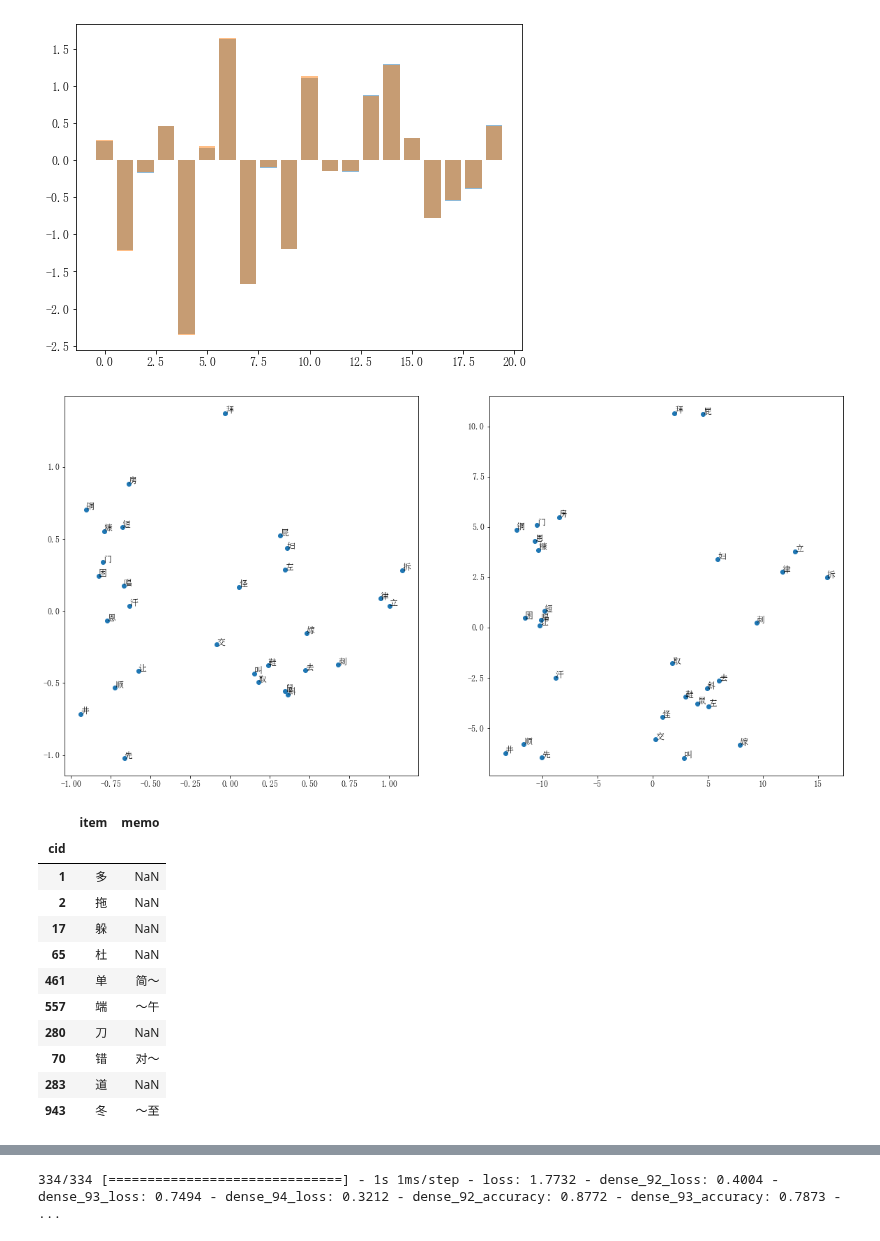
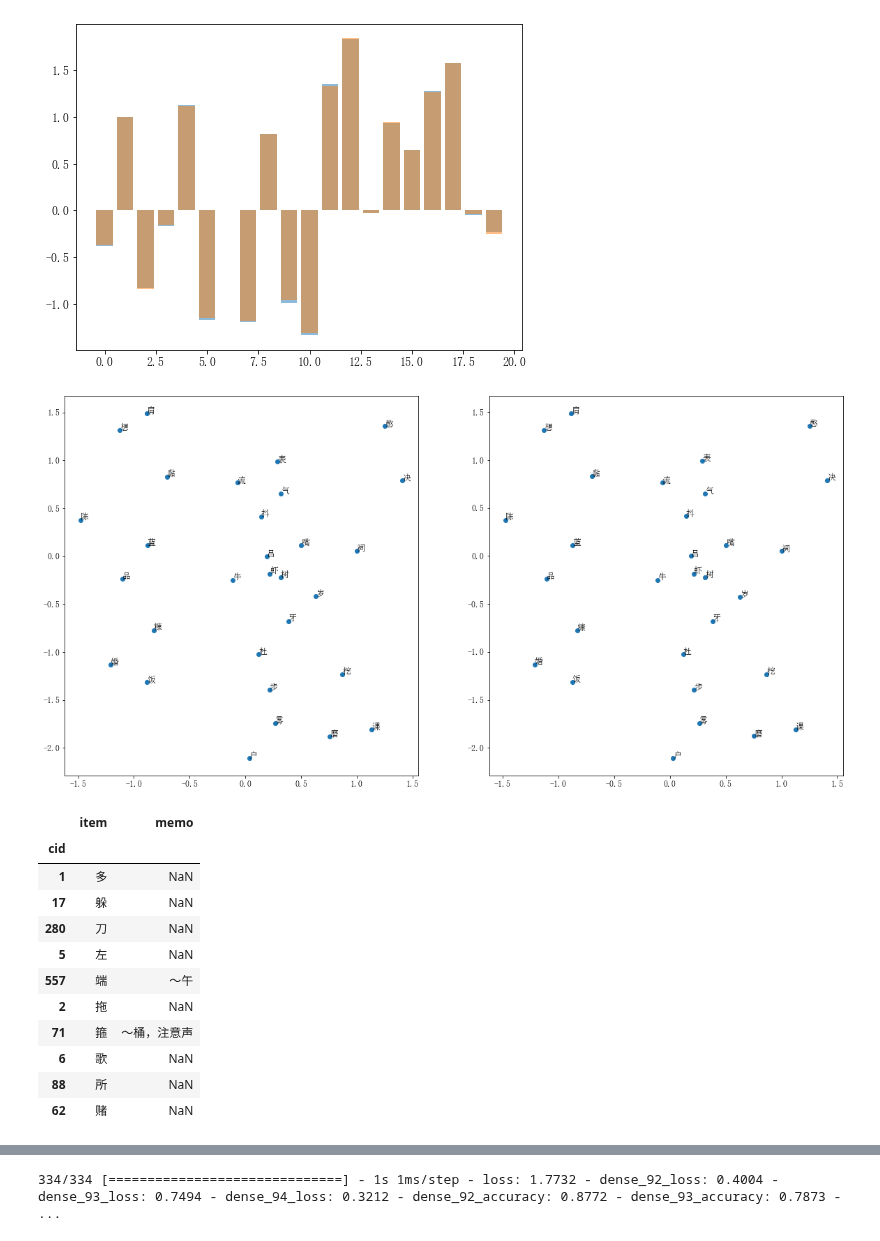
Before and after one commit to lernanto/sincomp, a Jupyter notebook: scripts/zhongguoyuyan/predictor.ipynb, the cells around one changed output, grey strips where cells are left out. Saved outputs shown, nothing was run; the diff lists cells and outputs as text; code cells hidden in the pictures.

```diff
--- a/scripts/zhongguoyuyan/predictor.ipynb
+++ b/scripts/zhongguoyuyan/predictor.ipynb
@@ -324,20 +56,14 @@ data.append(beijing2)
 
 data = pd.concat(data, ignore_index=True).fillna('')
 # %%
-dialect_num = oe.categories_[0].shape[0]
-char_num = oe.categories_[1].shape[0]
-initial_num = oe.categories_[2].shape[0]
-final_num = oe.categories_[3].shape[0]
-tone_num = oe.categories_[4].shape[0]
 emb_size = 20
-
-encoder = Encoder(
+dp = predictor.DialectPredictor(
     data['oid'].unique(),
     data['iid'].unique(),
     (data['initial'].unique(), data['finals'].unique(), data['tone'].unique()),
     emb_size=emb_size,
     hidden_layer=1,
-    hidden_size=100,
+    hidden_size=emb_size,
     activation=tf.nn.relu,
     output_emb_size=emb_size,
     output_bias=False,
@@ -350,7 +76,7 @@ test_dataset = dataset.take(10000)
 # %%
 output_prefix = os.path.join(
     'tensorboard',
-    'encoder',
+    'predictor',
     datetime.datetime.now().strftime('%Y%m%d%H%M')
 )
 
@@ -363,23 +89,23 @@ eval_loss = tf.keras.metrics.Mean('eval_loss', dtype=tf.float32)
 eval_acc = tf.keras.metrics.Accuracy('eval_acc', dtype=tf.float32)
 
 checkpoint = tf.train.Checkpoint(
-    dialect_emb=encoder.dialect_emb,
-    char_emb=encoder.char_emb,
-    optimizer=encoder.optimizer
+    dialect_emb=dp.dialect_emb,
+    char_emb=dp.char_emb,
+    optimizer=dp.optimizer
 )
 manager = tf.train.CheckpointManager(checkpoint, os.path.join(output_prefix, 'checkpoints'), max_to_keep=10)
 
-epochs = 100
+epochs = 20
 batch_size = 100
 
 for epoch in range(epochs):
     for inputs, targets in train_dataset.batch(batch_size):
-        l, target_ids, pred_ids = encoder.update(inputs, targets)
+        l, target_ids, pred_ids = dp.update(inputs, targets)
         loss.update_state(l)
         acc.update_state(target_ids, pred_ids)
 
     for inputs, targets in test_dataset.batch(batch_size):
-        l, target_ids, pred_ids = encoder.loss(inputs, targets)
+        l, target_ids, pred_ids = dp.loss(inputs, targets)
         eval_loss.update_state(l)
         eval_acc.update_state(target_ids, pred_ids)
 
@@ -406,16 +132,16 @@ plt.figure(figsize=(20, 20))
 plt.scatter(dialect_pc[:, 0], dialect_pc[:, 1])
 for i in range(dialect_pc.shape[0]):
     try:
-        id = encoder.dialects[i].numpy().decode()
+        id = dp.dialects[i].numpy().decode()
         plt.annotate(id + ' ' + location.loc[id, 'city'] + ',' + location.loc[id, 'country'], xy=(dialect_pc[i, 0], dialect_pc[i, 1]))
     except:
         pass
 
-i = encoder.dialect_to_id(tf.constant(['03E88']))
+i = dp.dialect_to_id(tf.constant(['03E88']))
 plt.scatter(dialect_pc[i, 0], dialect_pc[i, 1])
 plt.annotate('北京', xy=(dialect_pc[i[0], 0], dialect_pc[i[0], 1]))
 
-i = encoder.dialect_to_id(tf.constant(['03E88_2']))
+i = dp.dialect_to_id(tf.constant(['03E88_2']))
 plt.scatter(dialect_pc[i, 0], dialect_pc[i, 1])
 plt.annotate('北京2', xy=(dialect_pc[i[0], 0], dialect_pc[i[0], 1]))
 
@@ -441,6 +167,6 @@ display(location.loc[np.char.decode(encoder.id_to_dialect(idx[0]).numpy().astype
 10 rows × 30 columns
 # %%
-emb = encoder.get_dialect_emb(tf.convert_to_tensor(['03E88', '03E88_2']))
+emb = dp.get_dialect_emb(tf.convert_to_tensor(['03E88', '03E88_2']))
 beijing_emb = emb[0]
 beijing2_emb = emb[1]
 
@@ -449,49 +175,49 @@ plt.bar(np.arange(emb_size), beijing_emb, alpha=0.5)
 plt.bar(np.arange(emb_size), beijing2_emb, alpha=0.5)
 plt.show()
 # %% [output]
-[figure, old version]
+[figure, new version]
 # %%
-char_emb = encoder.char_emb.numpy()
-dest_emb = encoder.transform(tf.tile(encoder.get_dialect_emb(tf.convert_to_tensor(['03E88'])), [char_emb.shape[0], 1]), char_emb).numpy()
+char_emb = dp.char_emb.numpy()
+dest_emb = dp.transform(tf.tile(dp.get_dialect_emb(tf.convert_to_tensor(['03E88'])), [char_emb.shape[0], 1]), char_emb).numpy()
 char_pca = PCA(2).fit(char_emb)
 dest_pca = PCA(2).fit(dest_emb)
 
 idx = np.random.choice(char_emb.shape[0] - 1, 30, replace=False)
-char_ids = encoder.id_to_char(idx).numpy().astype(np.bytes_).astype(int)
+char_ids = dp.id_to_char(idx).numpy().astype(np.bytes_).astype(int)
 chars = char.loc[char_ids, 'item'].values
 char_pc = char_pca.transform(char_emb[idx])
 dest_pc = dest_pca.transform(dest_emb[idx])
 
 fig, (ax1, ax2) = plt.subplots(1, 2)
 fig.set_size_inches(20, 10)
 
 ax1.scatter(char_pc[:, 0], char_pc[:, 1])
 for i in range(char_pc.shape[0]):
     ax1.annotate(chars[i], xy=(char_pc[i, 0], char_pc[i, 1]))
 
 ax2.scatter(dest_pc[:, 0], dest_pc[:, 1])
 for i in range(dest_pc.shape[0]):
     ax2.annotate(chars[i], xy=(dest_pc[i, 0], dest_pc[i, 1]))
 
 plt.show()
 # %% [output]
-[figure, old version]
+[figure, new version]
 # %%
-char_emb = encoder.char_emb.numpy()
+char_emb = dp.char_emb.numpy()
 dist = np.sqrt(np.sum(np.square(char_emb[:-1, None, :] - char_emb[None, :-1, :]), axis=2))
 idx = np.argsort(dist, axis=1)[:, :10]
-display(char.loc[encoder.id_to_char(idx[0]).numpy().astype(int)])
+display(char.loc[dp.id_to_char(idx[0]).numpy().astype(int)])
 # %% [output]
 |  | item | memo |
 | cid |  |  |
 | 1 | 多 | NaN |
+| 17 | 躲 | NaN |
+| 280 | 刀 | NaN |
+| 5 | 左 | NaN |
+| 557 | 端 | ～午 |
 | 2 | 拖 | NaN |
-| 17 | 躲 | NaN |
-| 65 | 杜 | NaN |
-| 461 | 单 | 简～ |
-| 557 | 端 | ～午 |
-| 280 | 刀 | NaN |
-| 70 | 错 | 对～ |
-| 283 | 道 | NaN |
-| 943 | 冬 | ～至 |
+| 71 | 箍 | ～桶，注意声 |
+| 6 | 歌 | NaN |
+| 88 | 所 | NaN |
+| 62 | 赌 | NaN |
 # %%
```
Also changed, not shown: parts of 15 cells of this notebook.
